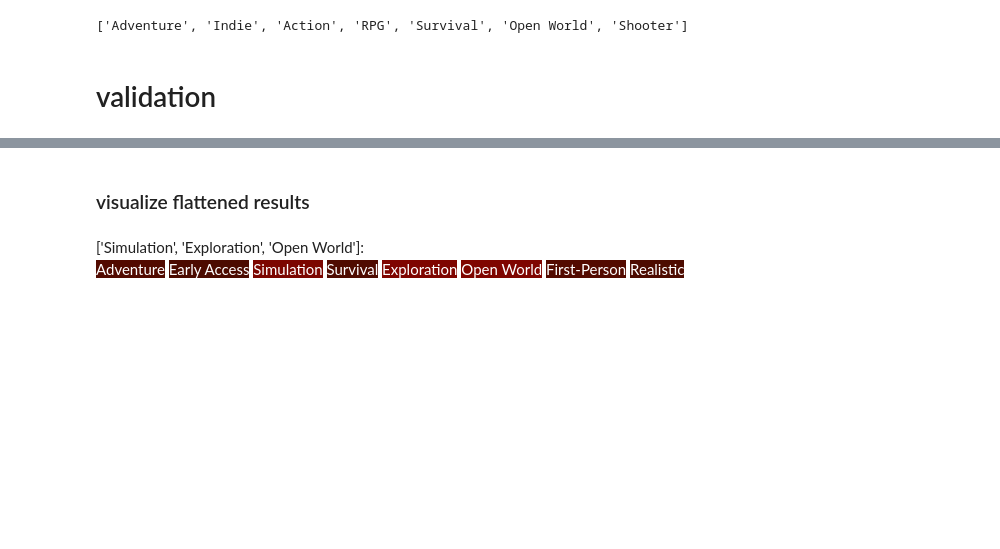
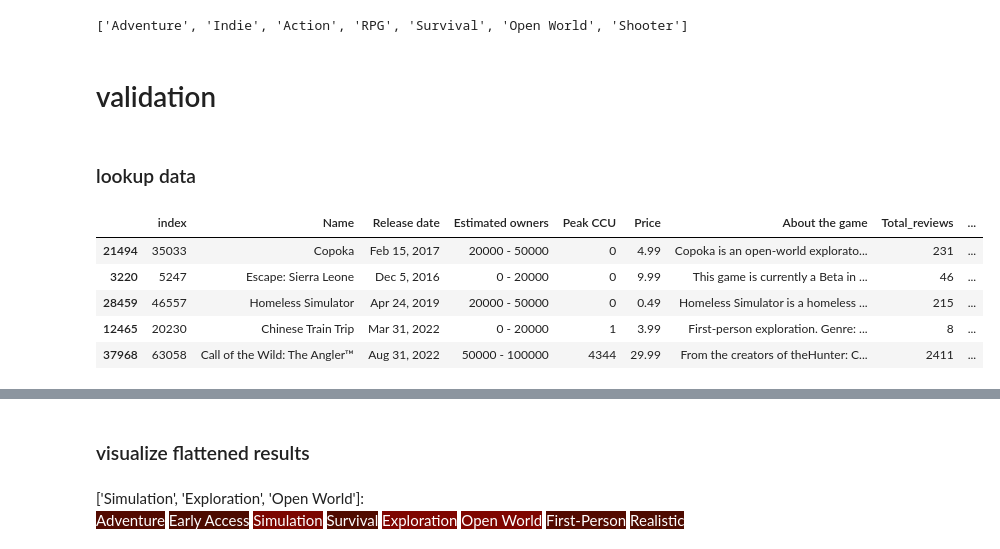
Before and after one commit to atlantis-nova/simtag, a Jupyter notebook: notebooks/steam_example.ipynb, the cells around one changed output, grey strips where cells are left out. Cells and saved outputs as stored; diff of their text form; code cells hidden in the pictures; blank space fills up the shorter version.

```diff
--- a/notebooks/steam_example.ipynb
+++ b/notebooks/steam_example.ipynb
@@ -120 +121,13 @@ hard_filter_results = engine.hard_tag_filtering(sample_list, query_tag_list)
 hard_raw_scores, hard_mean_scores = engine.compute_neighbor_scores(hard_filter_results[result_index], query_tag_list, remove_max=False)
+# %% [markdown]
+### lookup data
+# %%
+# semantic tag filtering
+df.iloc[soft_indices]
+# %% [output]
+|  | index | Name | Release date | Estimated owners | Peak CCU | Price | About the game | Total_reviews | ... |
+| 21494 | 35033 | Copoka | Feb 15, 2017 | 20000 - 50000 | 0 | 4.99 | Copoka is an open-world explorato... | 231 | ... |
+| 3220 | 5247 | Escape: Sierra Leone | Dec 5, 2016 | 0 - 20000 | 0 | 9.99 | This game is currently a Beta in ... | 46 | ... |
+| 28459 | 46557 | Homeless Simulator | Apr 24, 2019 | 20000 - 50000 | 0 | 0.49 | Homeless Simulator is a homeless ... | 215 | ... |
+| 12465 | 20230 | Chinese Train Trip | Mar 31, 2022 | 0 - 20000 | 1 | 3.99 | First-person exploration. Genre: ... | 8 | ... |
+| 37968 | 63058 | Call of the Wild: The Angler™ | Aug 31, 2022 | 50000 - 100000 | 4344 | 29.99 | From the creators of theHunter: C... | 2411 | ... |
```
Also changed, not shown: parts of 7 cells of this notebook, 3 other files.
